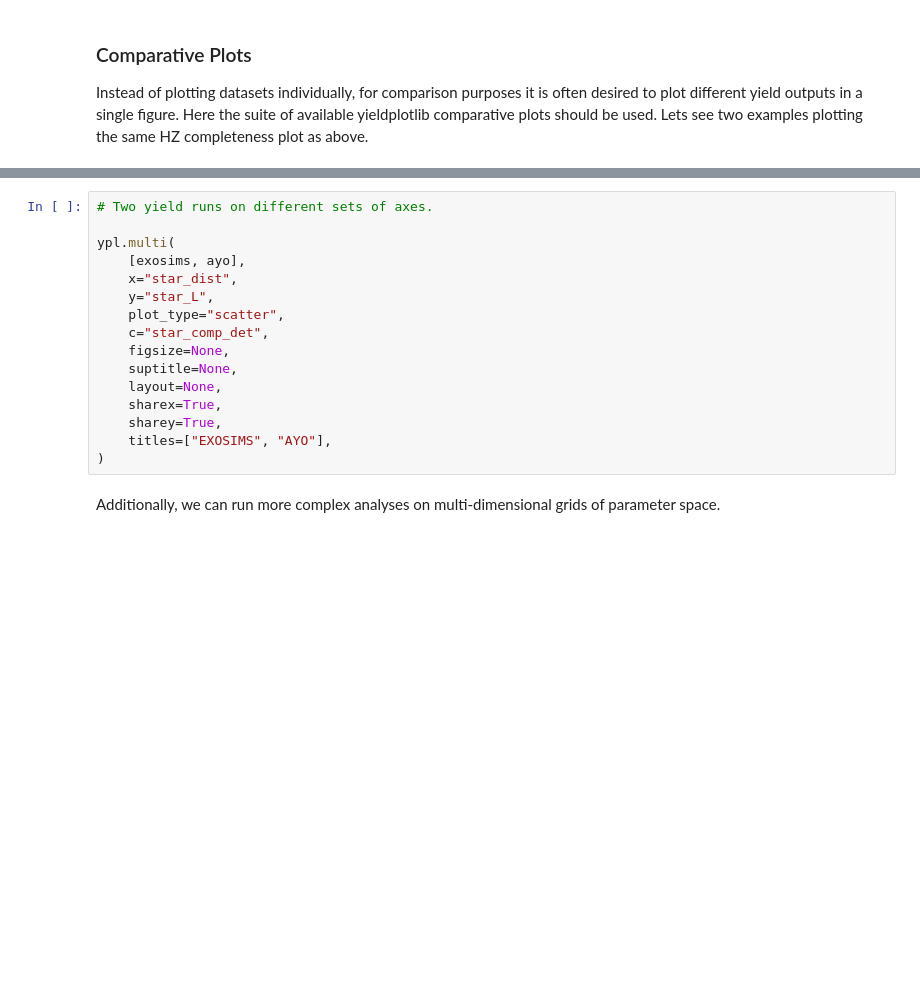
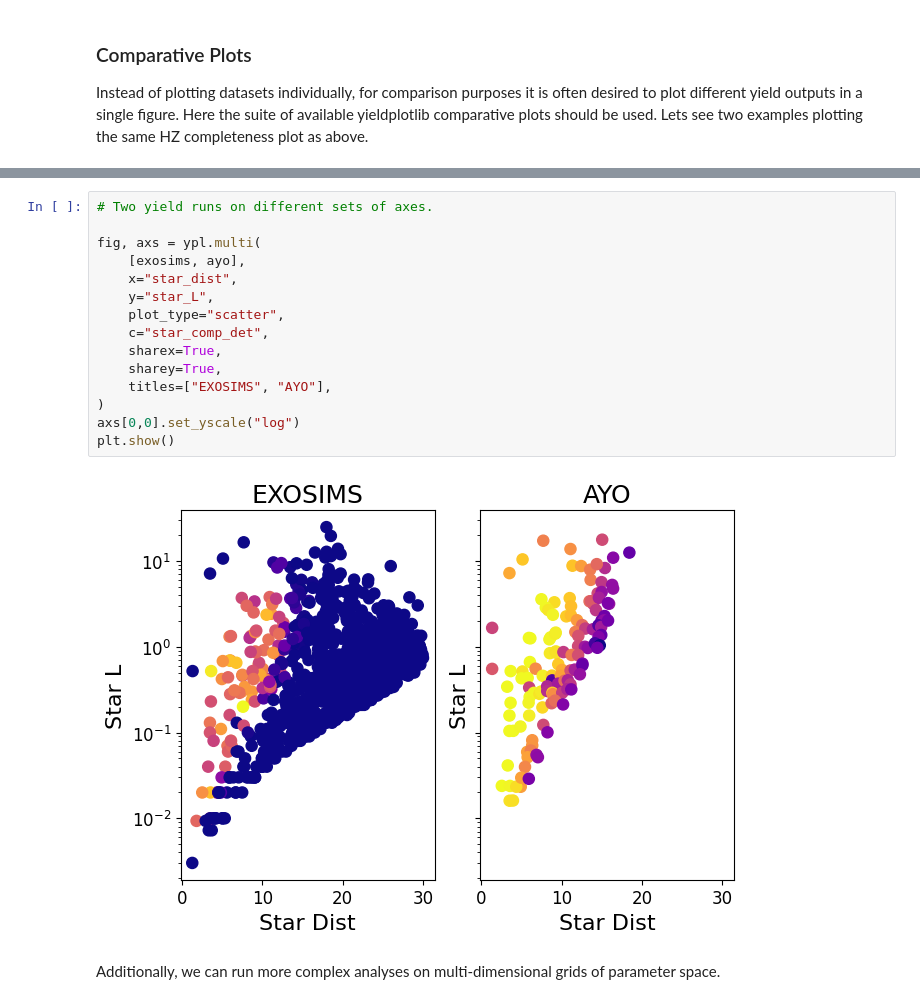
Before and after one commit to HWO-Yield-Visualizations/yieldplotlib, a Jupyter notebook: docs/tutorials/yieldplotlib_tutorial.ipynb, the cells around one changed output, grey strips where cells are left out. Cells and saved outputs as stored; diff of their text form; blank space fills up the shorter version.

```diff
--- a/docs/tutorials/yieldplotlib_tutorial.ipynb
+++ b/docs/tutorials/yieldplotlib_tutorial.ipynb
@@ -110,19 +154,20 @@ data = ypl.compare(
 # %%
 # Two yield runs on different sets of axes.
 
-ypl.multi(
+fig, axs = ypl.multi(
     [exosims, ayo],
     x="star_dist",
     y="star_L",
     plot_type="scatter",
     c="star_comp_det",
-    figsize=None,
-    suptitle=None,
-    layout=None,
     sharex=True,
     sharey=True,
     titles=["EXOSIMS", "AYO"],
 )
+axs[0,0].set_yscale("log")
+plt.show()
+# %% [output]
+[figure, added]
 # %% [markdown]
 Additionally, we can run more complex analyses on multi-dimensional grids of parameter space.
 # %%
```
Also changed, not shown: parts of 13 cells of this notebook.
